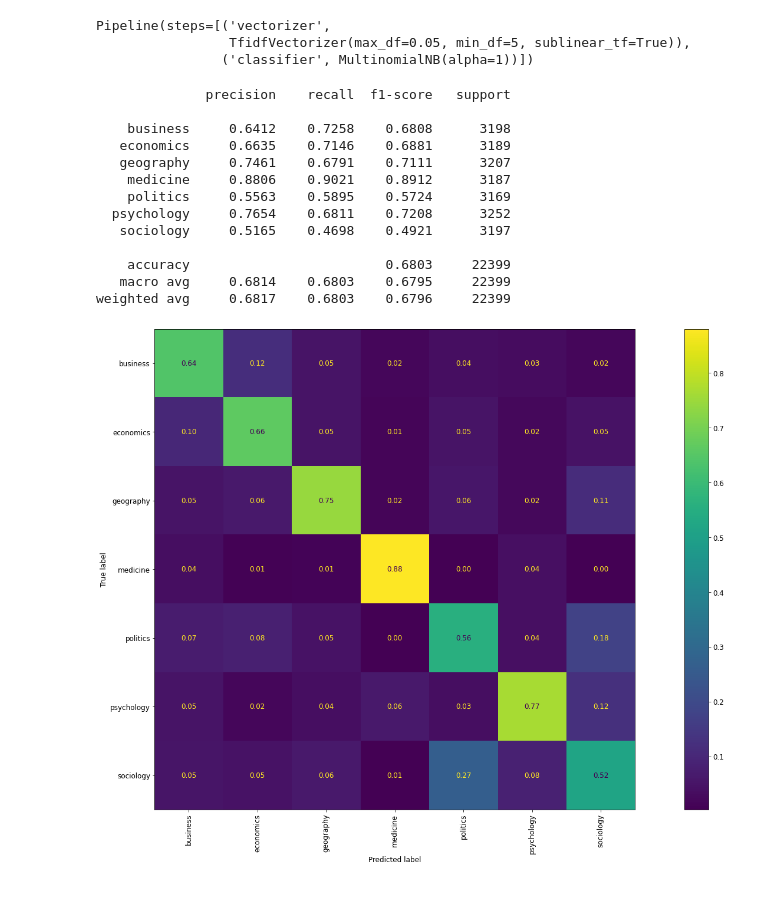
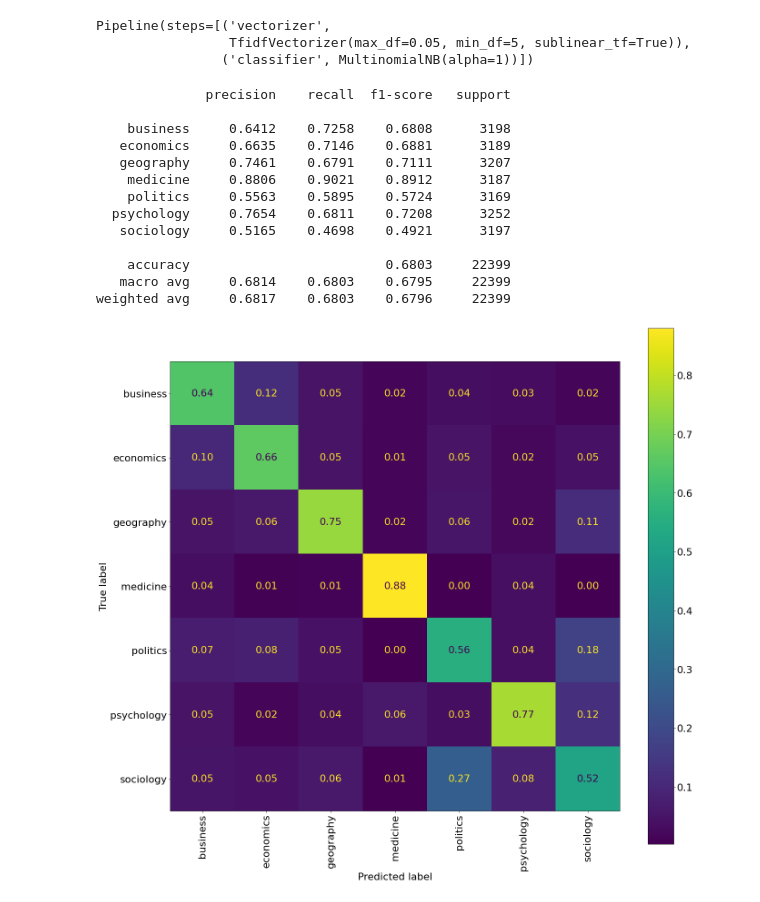
Before and after one commit to schmelczer/great-ai, a Jupyter notebook: docs/examples/simple-mag/train.ipynb, the cells around one changed output. Cells and saved outputs as stored; diff of their text form; code cells hidden in the pictures.

Commit message:
Increase figure sizes

```diff
--- a/docs/examples/simple-mag/train.ipynb
+++ b/docs/examples/simple-mag/train.ipynb
@@ -120,34 +120,35 @@ from sklearn import metrics
 import matplotlib.pyplot as plt
 
 y_predicted = classifier.predict(X_test)
 
 %matplotlib inline
-plt.rcParams["figure.figsize"] = (30, 15)
+plt.rcParams["figure.figsize"] = (20, 18)
 plt.rcParams["figure.facecolor"] = "white"
-plt.rcParams["font.size"] = 12
+plt.rcParams["font.size"] = 22
 plt.rcParams["axes.xmargin"] = 0
 
 print(metrics.classification_report(y_test, y_predicted, digits=4))
 metrics.ConfusionMatrixDisplay.from_predictions(
     y_true=y_test,
     y_pred=y_predicted,
     xticks_rotation="vertical",
     normalize="pred",
     values_format=".2f",
 )
-None
+plt.tight_layout()
+plt.savefig("mag-confusion.png", dpi=600)
 # %% [output]
               precision    recall  f1-score   support
 
     business     0.6412    0.7258    0.6808      3198
    economics     0.6635    0.7146    0.6881      3189
    geography     0.7461    0.6791    0.7111      3207
     medicine     0.8806    0.9021    0.8912      3187
     politics     0.5563    0.5895    0.5724      3169
   psychology     0.7654    0.6811    0.7208      3252
    sociology     0.5165    0.4698    0.4921      3197
 
     accuracy                         0.6803     22399
    macro avg     0.6814    0.6803    0.6795     22399
 weighted avg     0.6817    0.6803    0.6796     22399
-[figure, old version]
+[figure, new version]
```
Also changed, not shown: parts of 1 cell of this notebook, 5 other files.
